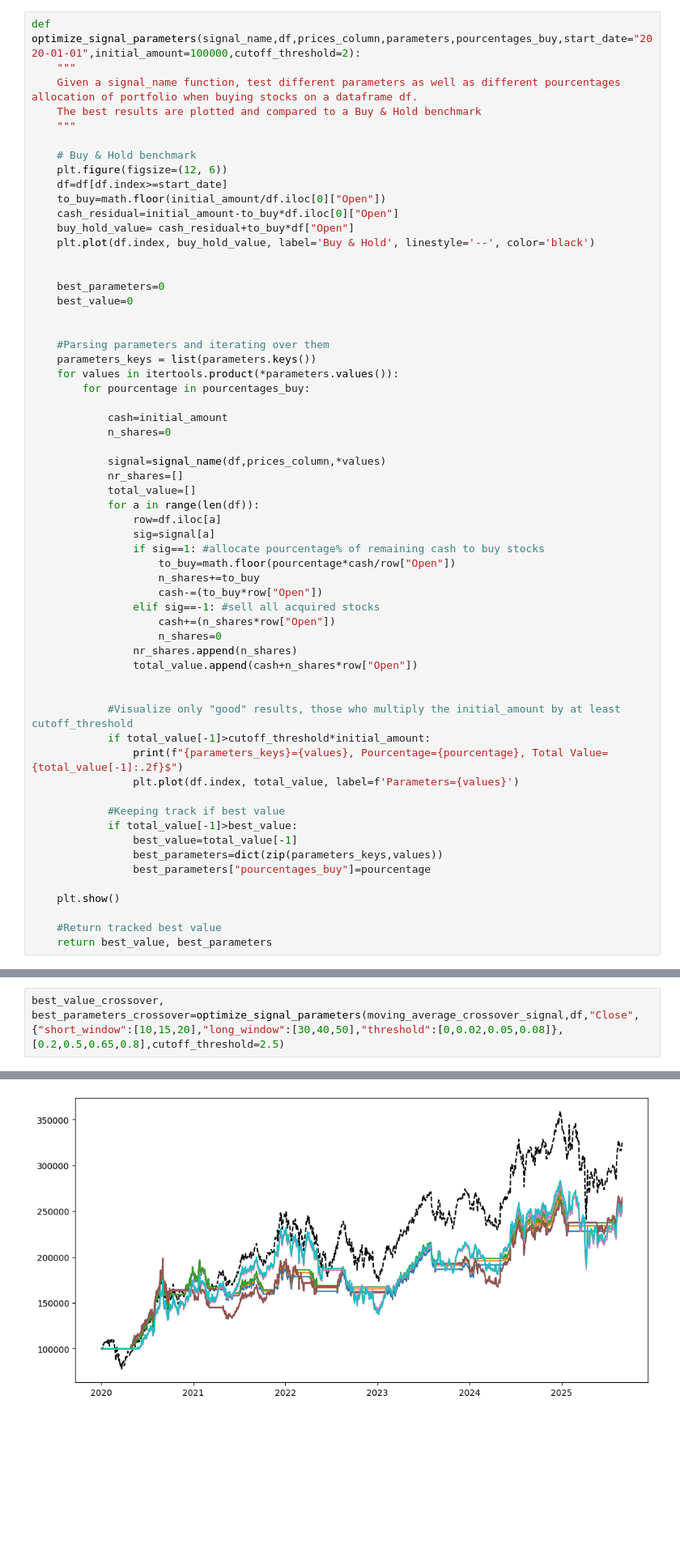
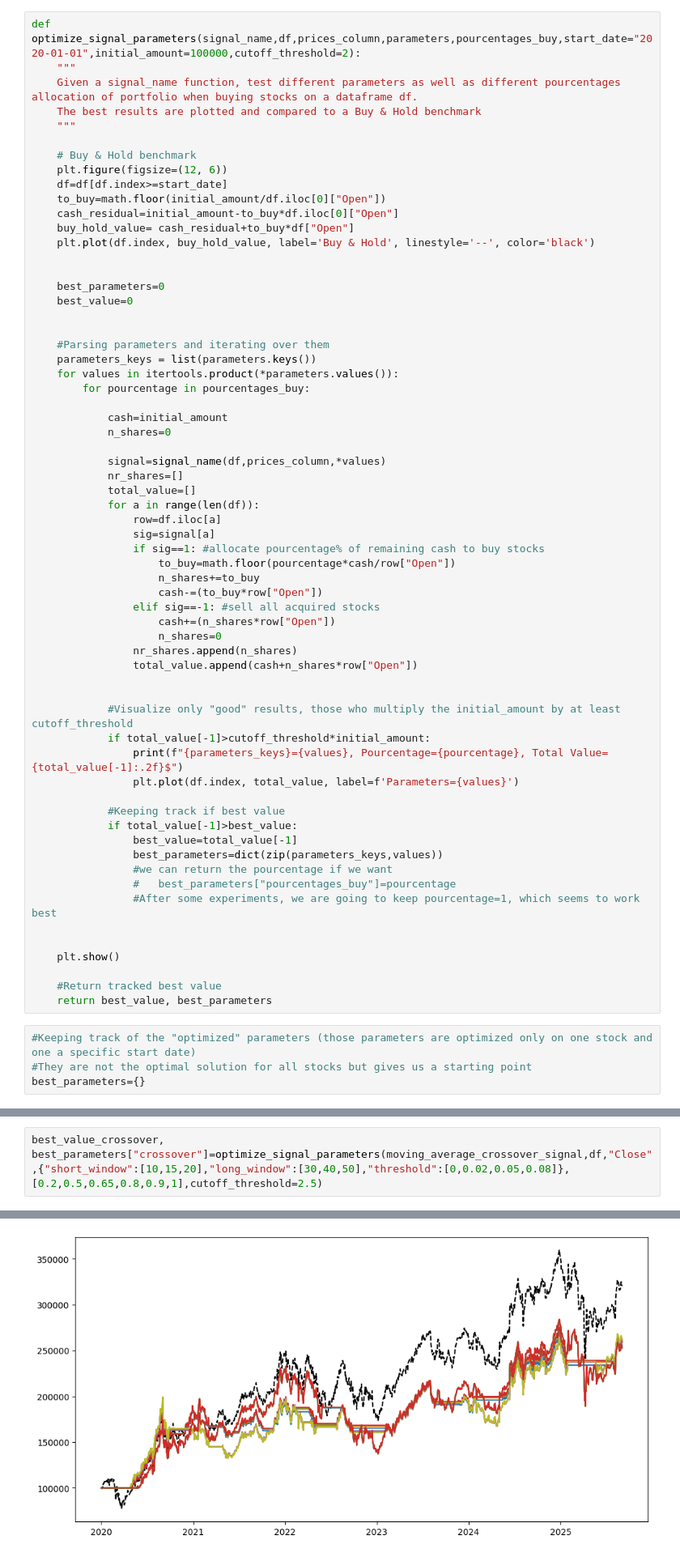
Before and after one commit to VincentGoze/SimpleBacktesting, a Jupyter notebook: Untitled.ipynb, the cells around one changed output, grey strips where cells are left out. Shown: that part at 81% size. Cells and saved outputs as stored; diff of their text form; blank space fills up the shorter version.

```diff
--- a/Untitled.ipynb
+++ b/Untitled.ipynb
@@ -165,10 +187,17 @@ def optimize_signal_parameters(signal_name,df,prices_column,parameters,pourcenta
             if total_value[-1]>best_value:
                 best_value=total_value[-1]
                 best_parameters=dict(zip(parameters_keys,values))
-                best_parameters["pourcentages_buy"]=pourcentage
+                #we can return the pourcentage if we want
+                #   best_parameters["pourcentages_buy"]=pourcentage
+                #After some experiments, we are going to keep pourcentage=1, which seems to work best
+
 
     plt.show()
 
     #Return tracked best value
     return best_value, best_parameters
+# %%
+#Keeping track of the "optimized" parameters (those parameters are optimized only on one stock and one a specific start date)
+#They are not the optimal solution for all stocks but gives us a starting point
+best_parameters={}
 # %%
@@ -197,3 +229,3 @@ best_value_rsi, best_parameters_rsi=optimize_signal_parameters(rsi_signal,df,"Cl
 # %%
-best_value_crossover, best_parameters_crossover=optimize_signal_parameters(moving_average_crossover_signal,df,"Close",{"short_window":[10,15,20],"long_window":[30,40,50],"threshold":[0,0.02,0.05,0.08]},[0.2,0.5,0.65,0.8],cutoff_threshold=2.5)
+best_value_crossover, best_parameters["crossover"]=optimize_signal_parameters(moving_average_crossover_signal,df,"Close",{"short_window":[10,15,20],"long_window":[30,40,50],"threshold":[0,0.02,0.05,0.08]},[0.2,0.5,0.65,0.8,0.9,1],cutoff_threshold=2.5)
 # %% [output]
@@ -210 +246 @@ best_value_crossover, best_parameters_crossover=optimize_signal_parameters(movin
-[figure, old version]
+[figure, new version]
```
Also changed, not shown: parts of 12 cells of this notebook, 1 other file.
